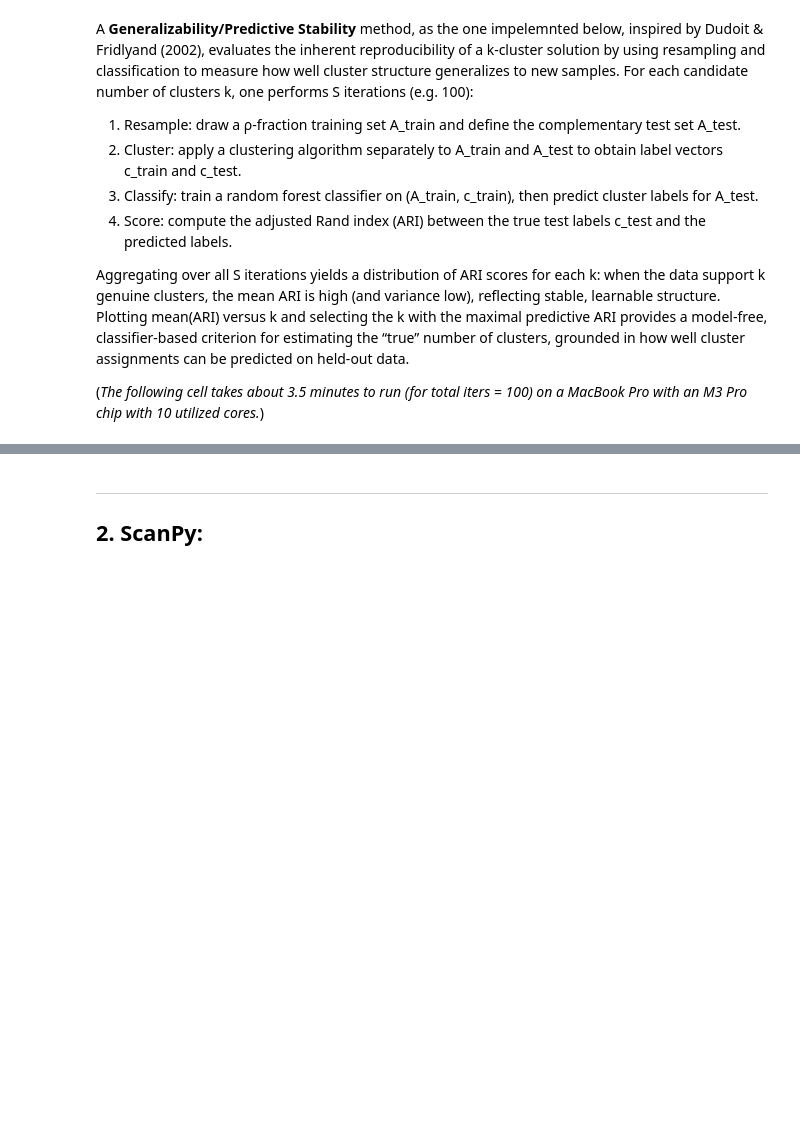
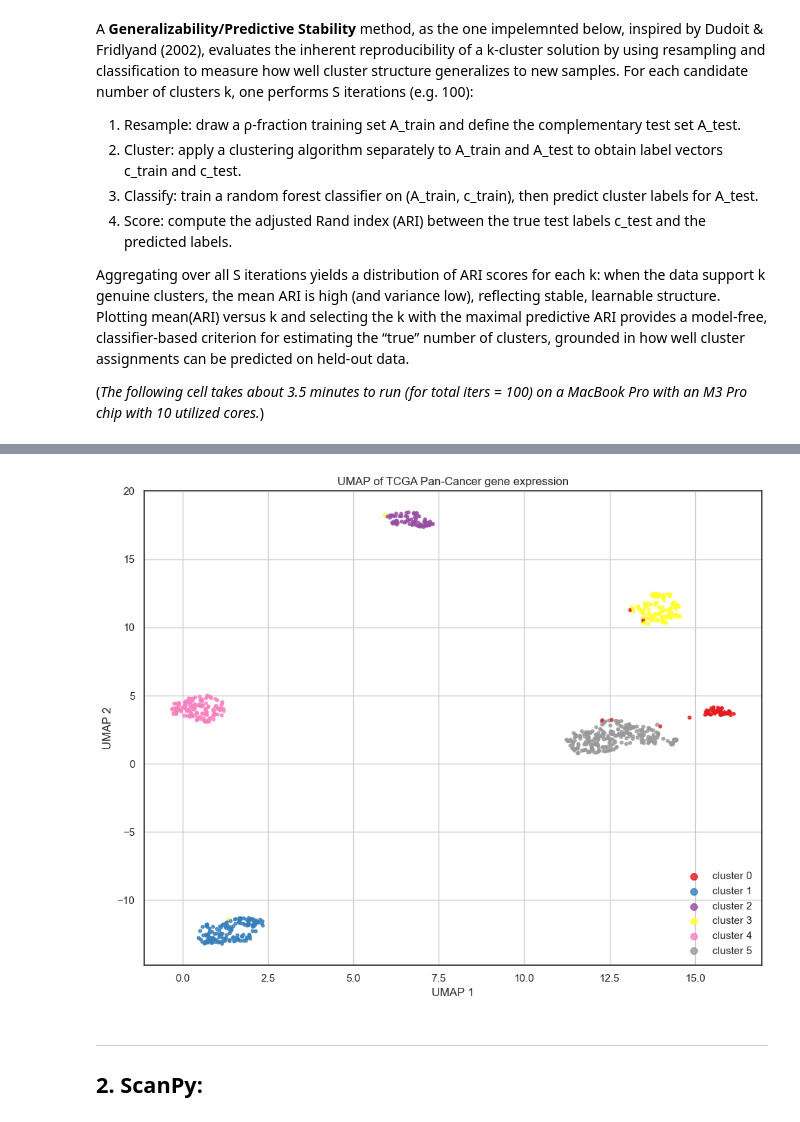
Before and after one commit to DataSlingers/CARVE, a Jupyter notebook: Lecture_PANCAN.ipynb, the cells around one changed output, grey strips where cells are left out. Saved outputs shown, nothing was run; the diff lists cells and outputs as text; code cells hidden in the pictures; blank space fills up the shorter version.

```diff
--- a/Lecture_PANCAN.ipynb
+++ b/Lecture_PANCAN.ipynb
@@ -599,3 +594,7 @@ ChildProcessError: [Errno 10] No child processes
+# %%
+plot_dim_reduced_clustering(X, cluster_labels, method='UMAP')
+# %% [output]
+[figure, added]
 # %% [markdown]
 ---
 
```
Also changed, not shown: parts of 7 cells of this notebook.
